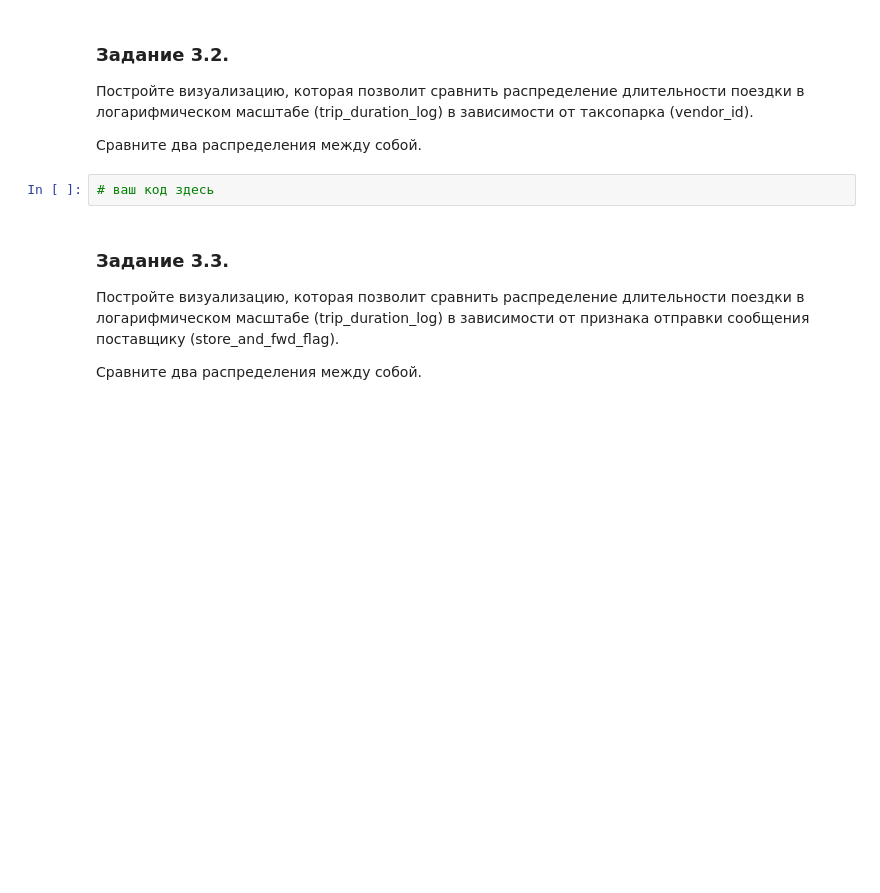
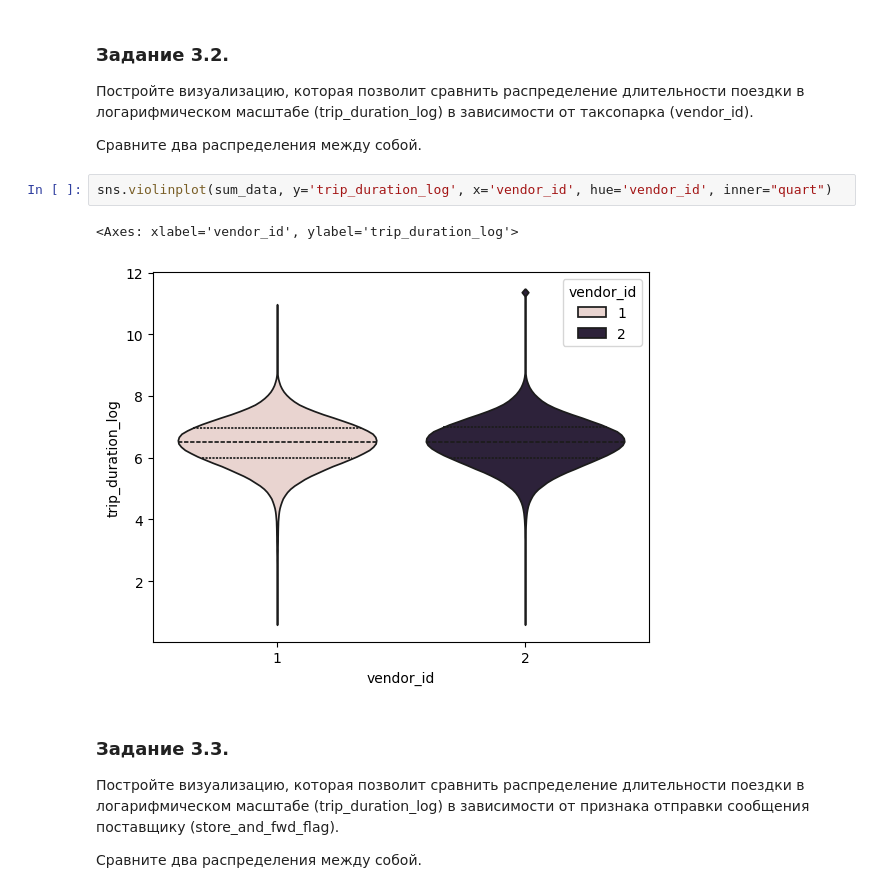
Before and after one commit to Lepnik/data_science_lnv, a Jupyter notebook: MATH+ML/Project_5/Project-5._Ноутбук-шаблон.ipynb, the cells around one changed output. Saved outputs shown, nothing was run; the diff lists cells and outputs as text; blank space fills up the shorter version.

```diff
--- a/MATH+ML/Project_5/Project-5._Ноутбук-шаблон.ipynb
+++ b/MATH+ML/Project_5/Project-5._Ноутбук-шаблон.ipynb
@@ -447,8 +447,11 @@ NormaltestResult(statistic=148792.90978954008, pvalue=0.0)
 Постройте визуализацию, которая позволит сравнить распределение длительности поездки в логарифмическом масштабе (trip_duration_log) в зависимости от таксопарка (vendor_id).
 
 Сравните два распределения между собой.
-# %%
-# ваш код здесь
+# %%
+sns.violinplot(sum_data, y='trip_duration_log', x='vendor_id', hue='vendor_id', inner="quart")
+# %% [output]
+<Axes: xlabel='vendor_id', ylabel='trip_duration_log'>
+[figure, added]
 # %% [markdown]
 ### Задание 3.3.
 Постройте визуализацию, которая позволит сравнить распределение длительности поездки в логарифмическом масштабе (trip_duration_log) в зависимости от признака отправки сообщения поставщику (store_and_fwd_flag).
```
Also changed, not shown: parts of 10 cells of this notebook.
